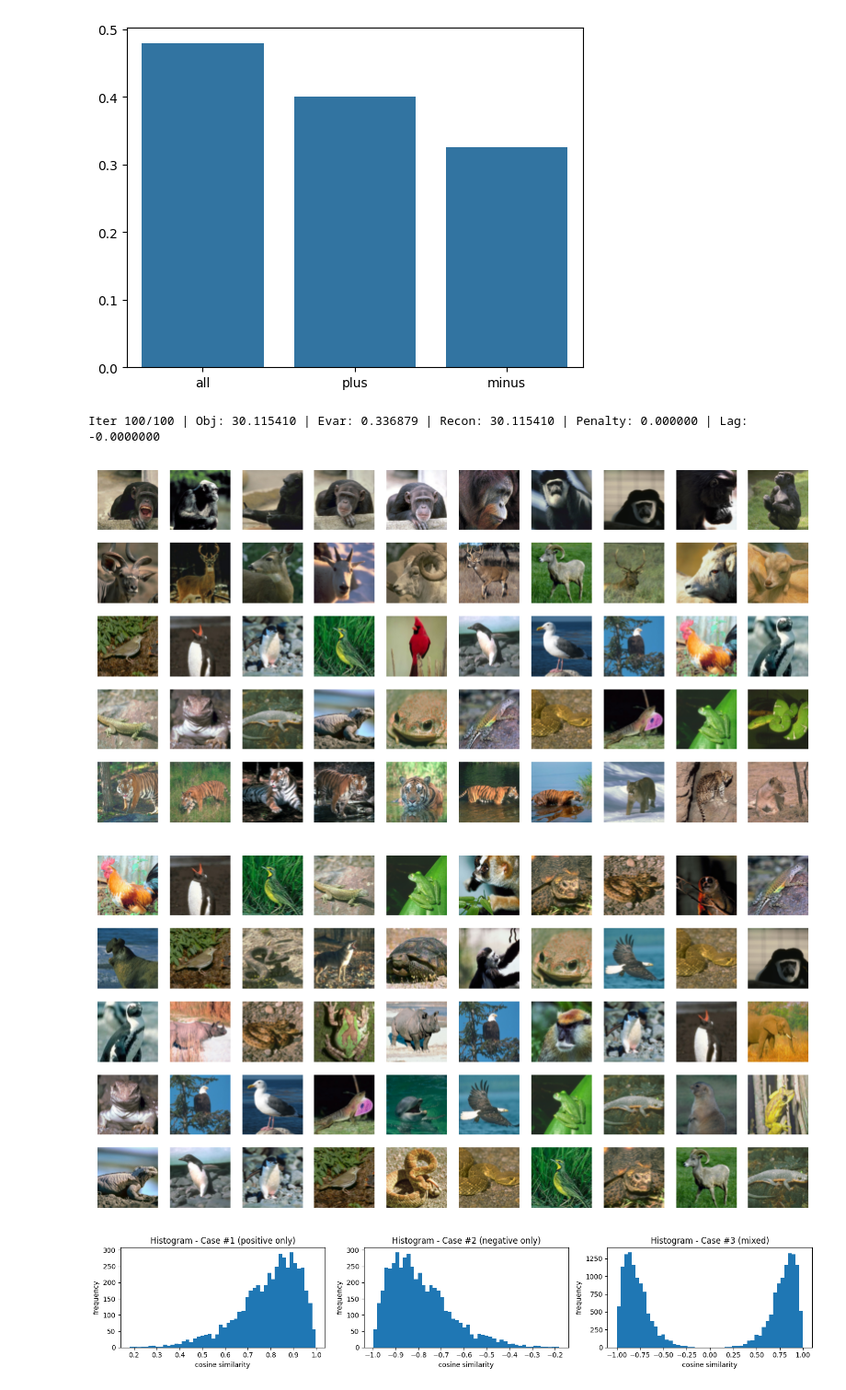
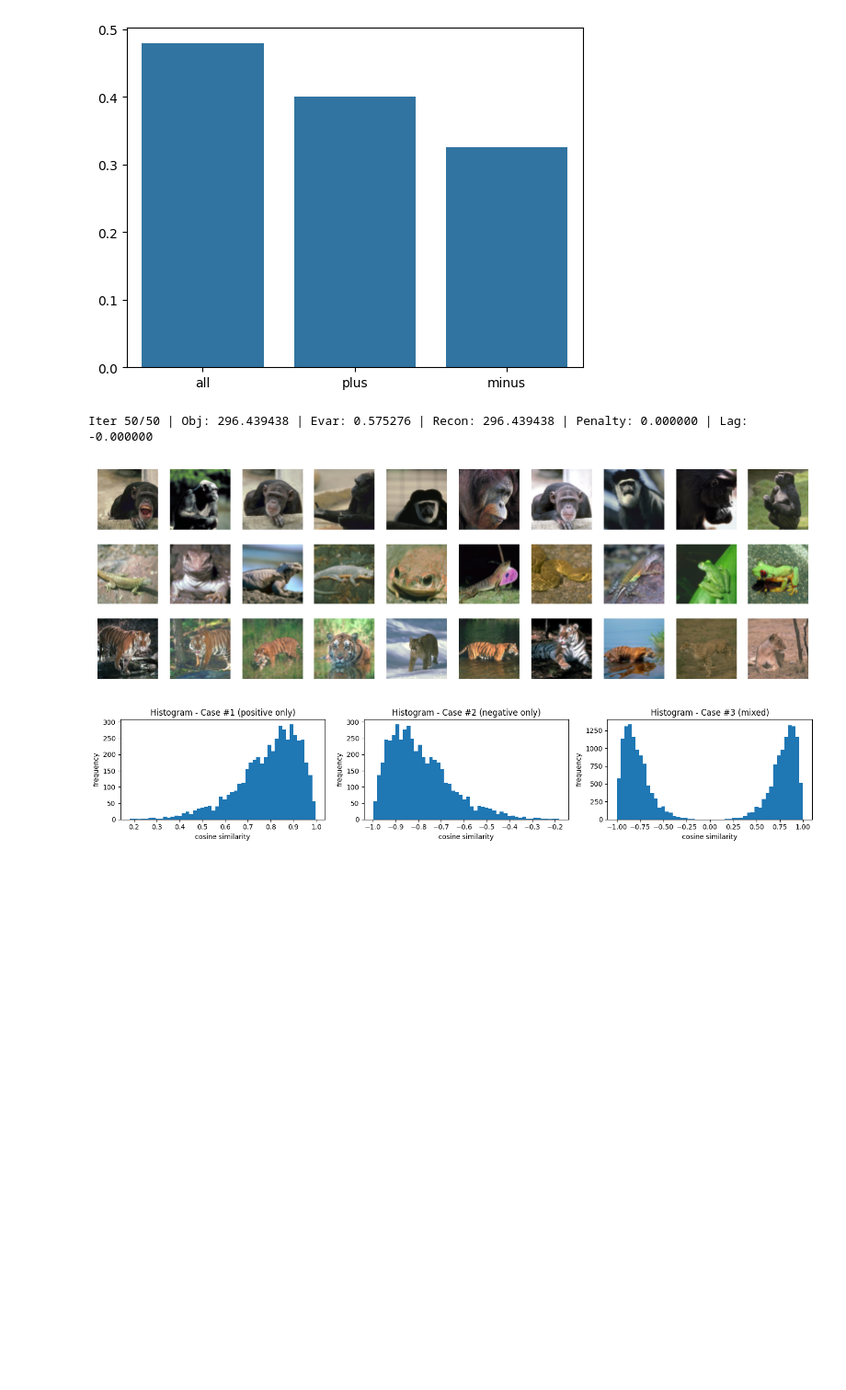
Before and after one commit to florianmahner/pysrf, a Jupyter notebook: notebooks/rank_selection.ipynb, the cells around one changed output. Shown at 92% size. Saved outputs shown, nothing was run; the diff lists cells and outputs as text; code cells hidden in the pictures; blank space fills up the shorter version.

```diff
--- a/notebooks/rank_selection.ipynb
+++ b/notebooks/rank_selection.ipynb
@@ -110,16 +153,20 @@ plt.show()
 # %% [output]
 [figure]
 # %%
-model = ADMM(rank=5, max_outer=100, w_inner=20, tol=0.0, verbose=True)
-w_plus = model.fit_transform(s_plus)
-w_minus = model.fit_transform(s_minus)
+model = ADMM(rank=3, max_outer=50, w_inner=100, tol=0.0, verbose=True, rho=2.0)
 
-fig = plot_images_from_embedding(w_plus, images, top_k=10, dpi=100)
-fig = plot_images_from_embedding(w_minus, images, top_k=10, dpi=100)
+w = model.fit_transform(rsm)
+
+fig = plot_images_from_embedding(w, images, top_k=10, dpi=100)
+
+# w_plus = model.fit_transform(s_plus)
+# w_minus = model.fit_transform(s_minus)
+
+# fig = plot_images_from_embedding(w_plus, images, top_k=10, dpi=100)
+# fig = plot_images_from_embedding(w_minus, images, top_k=10, dpi=100)
 # %% [output]
-Iter 100/100 | Obj: 30.115410 | Evar: 0.336879 | Recon: 30.115410 | Penalty: 0.000000 | Lag: -0.0000000
+Iter 50/50 | Obj: 296.439438 | Evar: 0.575276 | Recon: 296.439438 | Penalty: 0.000000 | Lag: -0.000000
-[figure, old version]
+[figure, new version]
-[figure, removed]
 # %%
 import numpy as np
 import matplotlib.pyplot as plt
```
Also changed, not shown: parts of 11 cells of this notebook, 9 other files.
